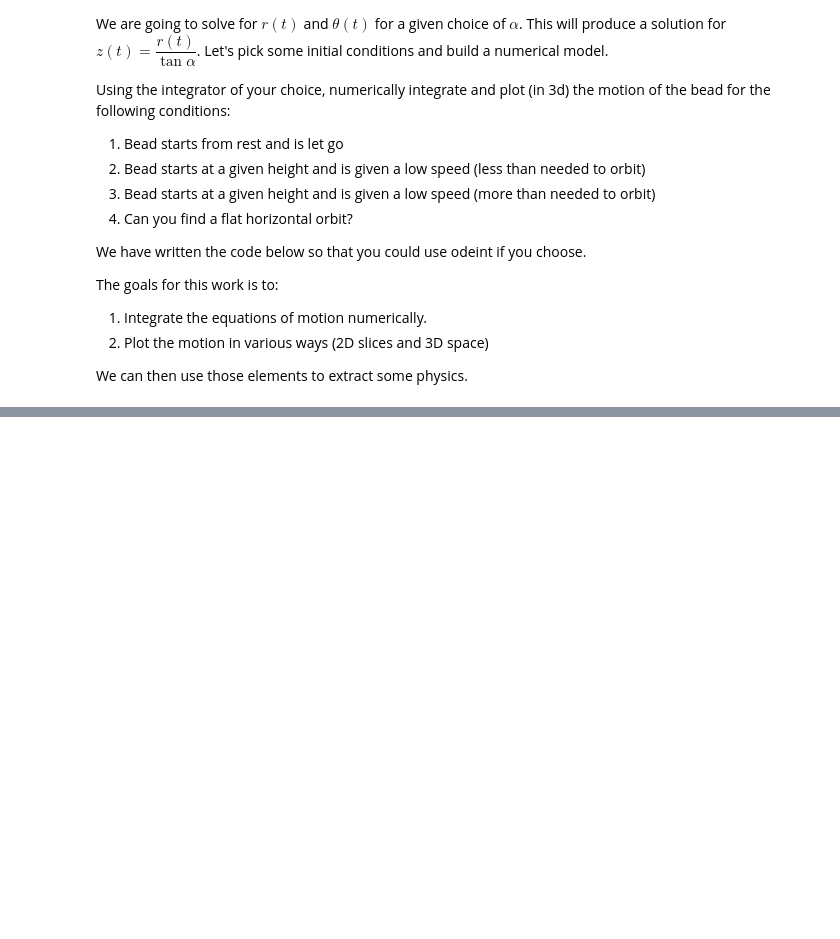
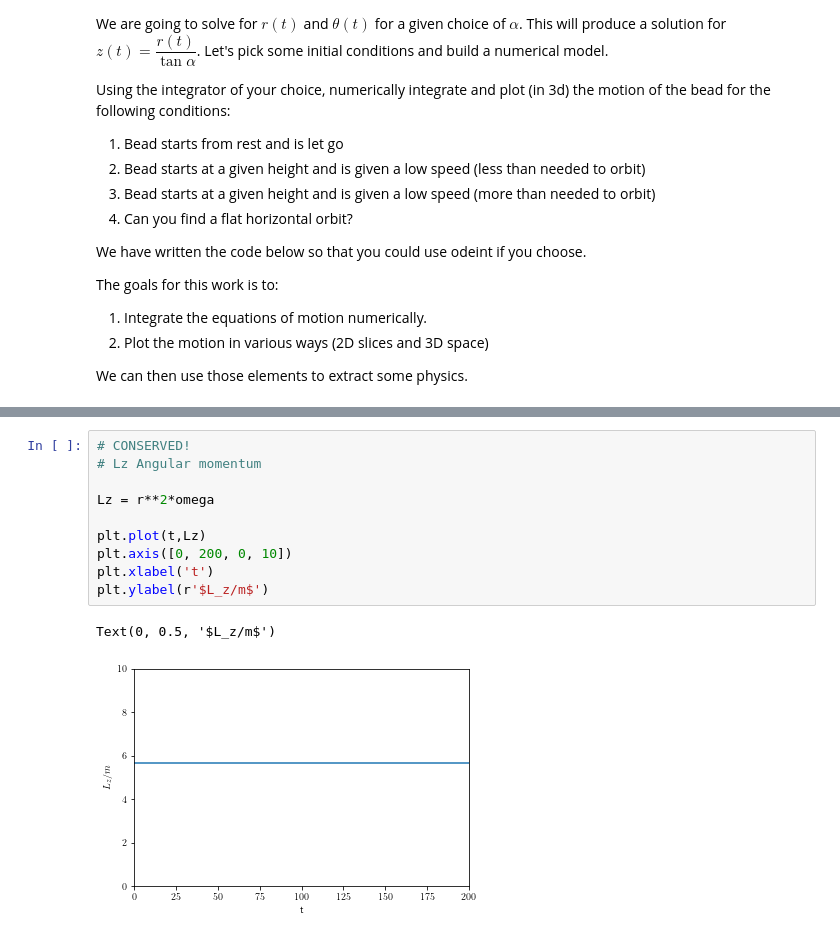
Before and after one commit to dannycab/phy415msu, a Jupyter notebook: MMIPbook/content/2_oscillations/activity-Lagrange-with-constraints-analysis.ipynb, the cells around one changed output, grey strips where cells are left out. Cells and saved outputs as stored; diff of their text form; blank space fills up the shorter version.

```diff
--- a/MMIPbook/content/2_oscillations/activity-Lagrange-with-constraints-analysis.ipynb
+++ b/MMIPbook/content/2_oscillations/activity-Lagrange-with-constraints-analysis.ipynb
@@ -73,0 +167,13 @@ t = np.linspace(0,100,1001)
+# %%
+# CONSERVED!
+# Lz Angular momentum
+
+Lz = r**2*omega
+
+plt.plot(t,Lz)
+plt.axis([0, 200, 0, 10])
+plt.xlabel('t')
+plt.ylabel(r'$L_z/m$')
+# %% [output]
+Text(0, 0.5, '$L_z/m$')
+[figure, added]
```
Also changed, not shown: parts of 11 cells of this notebook.
